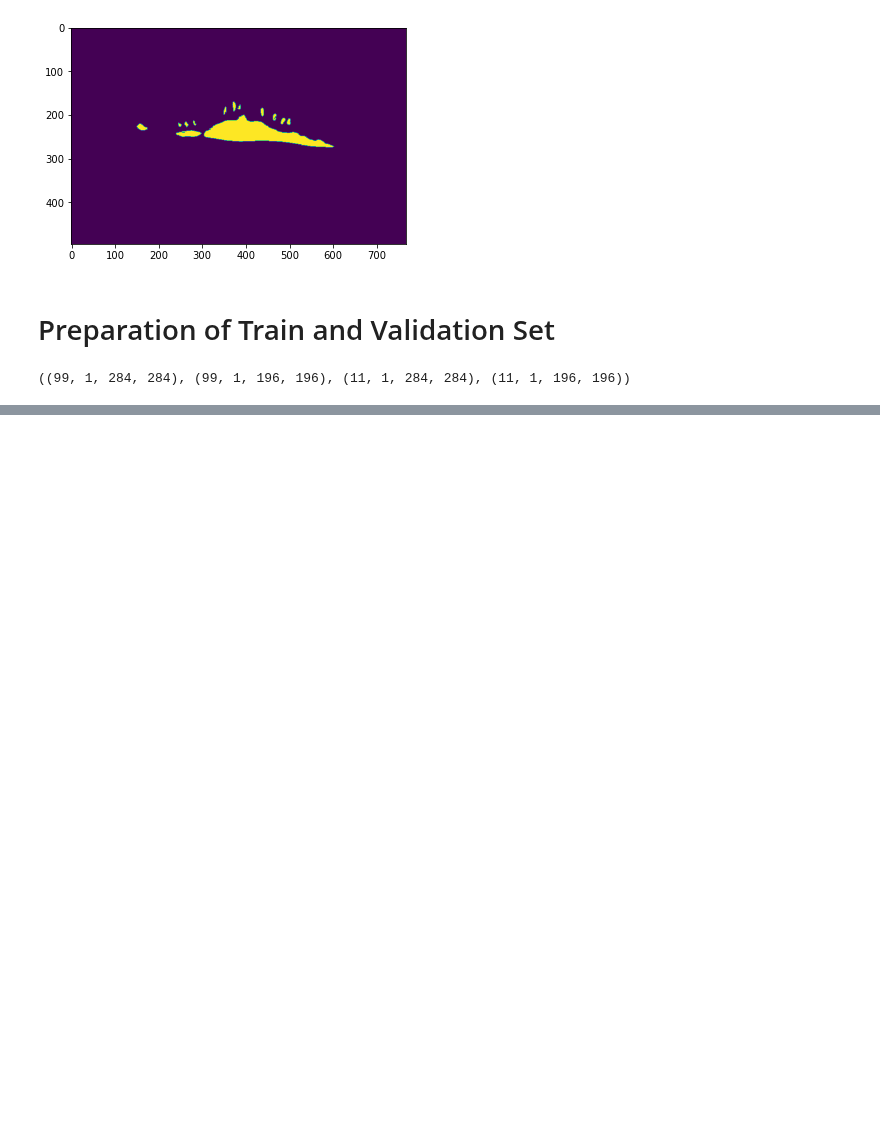
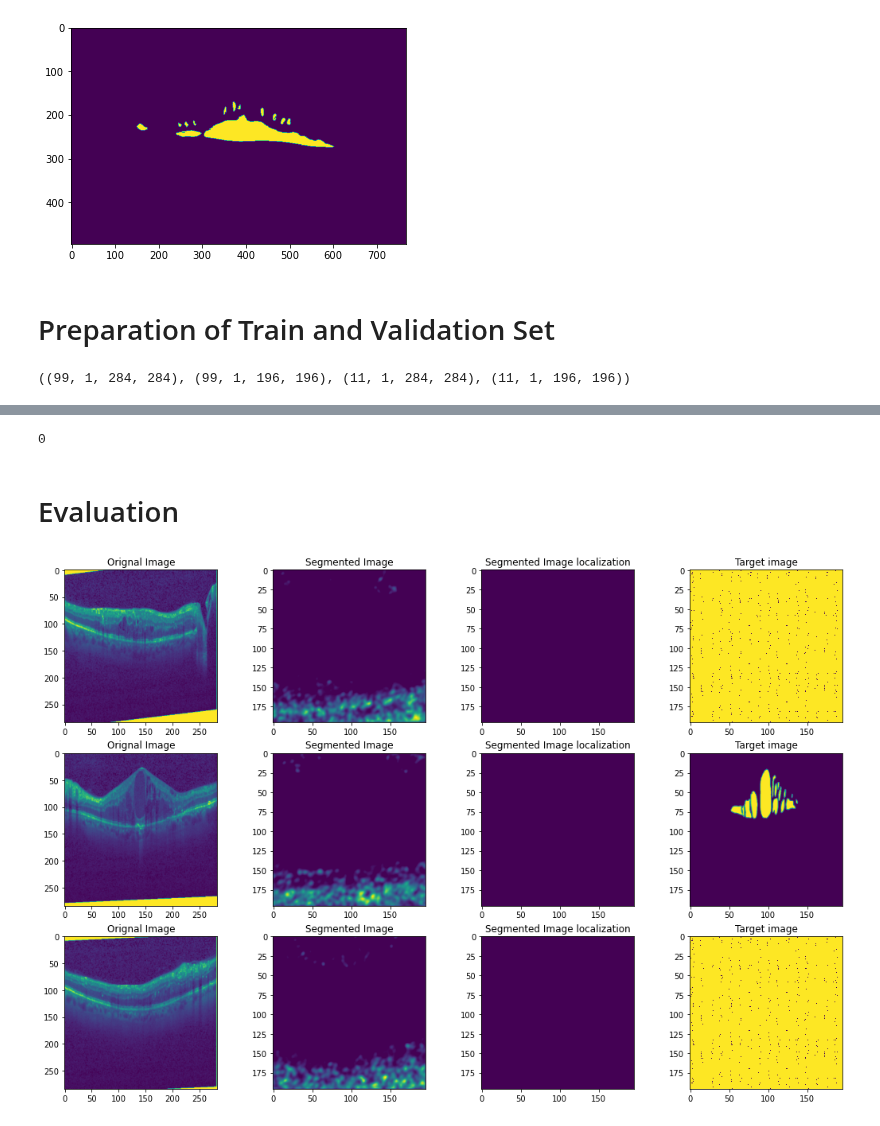
Before and after one commit to johnwslee/Data_Science_Libraries, a Jupyter notebook: PyTorch/Unet/Unet_image_segmentation.ipynb, the cells around one changed output, grey strips where cells are left out. Saved outputs shown, nothing was run; the diff lists cells and outputs as text; code cells hidden in the pictures; blank space fills up the shorter version.

```diff
--- a/PyTorch/Unet/Unet_image_segmentation.ipynb
+++ b/PyTorch/Unet/Unet_image_segmentation.ipynb
@@ -123,0 +134,2 @@ x_train.shape, y_train.shape, x_val.shape, y_val.shape
+# %%
+use_gpu = torch.cuda.is_available()
@@ -123,0 +238,7 @@ x_train.shape, y_train.shape, x_val.shape, y_val.shape
+# %%
+learning_rate = 0.01
+unet = UNet(in_channel=1, out_channel=2)
+if use_gpu:
+    unet = unet.cuda()
+criterion = nn.CrossEntropyLoss()
+optimizer = optim.SGD(unet.parameters(), lr=learning_rate, momentum=0.99)
@@ -123,0 +308,26 @@ x_train.shape, y_train.shape, x_val.shape, y_val.shape
+# %%
+gc.collect()
+# %% [output]
+0
+# %% [markdown]
+# Evaluation
+# %%
+def plot_examples(datax, datay, num_examples=3):
+    fig, ax = plt.subplots(nrows=3, ncols=4, figsize=(18,4*num_examples))
+    m = datax.shape[0]
+    for row_num in range(num_examples):
+        image_indx = np.random.randint(m)
+        image_arr = unet(torch.from_numpy(datax[image_indx:image_indx+1]).float().cuda()).squeeze(0).detach().cpu().numpy()
+        ax[row_num][0].imshow(np.transpose(datax[image_indx], (1,2,0))[:,:,0])
+        ax[row_num][0].set_title("Orignal Image")
+        ax[row_num][1].imshow(np.transpose(image_arr, (1,2,0))[:,:,0])
+        ax[row_num][1].set_title("Segmented Image")
+        ax[row_num][2].imshow(image_arr.argmax(0))
+        ax[row_num][2].set_title("Segmented Image localization")
+        ax[row_num][3].imshow(np.transpose(datay[image_indx], (1,2,0))[:,:,0])
+        ax[row_num][3].set_title("Target image")
+    plt.show()
+# %%
+plot_examples(x_train, y_train)
+# %% [output]
+[figure, added]
```
Also changed, not shown: parts of 11 cells of this notebook.
